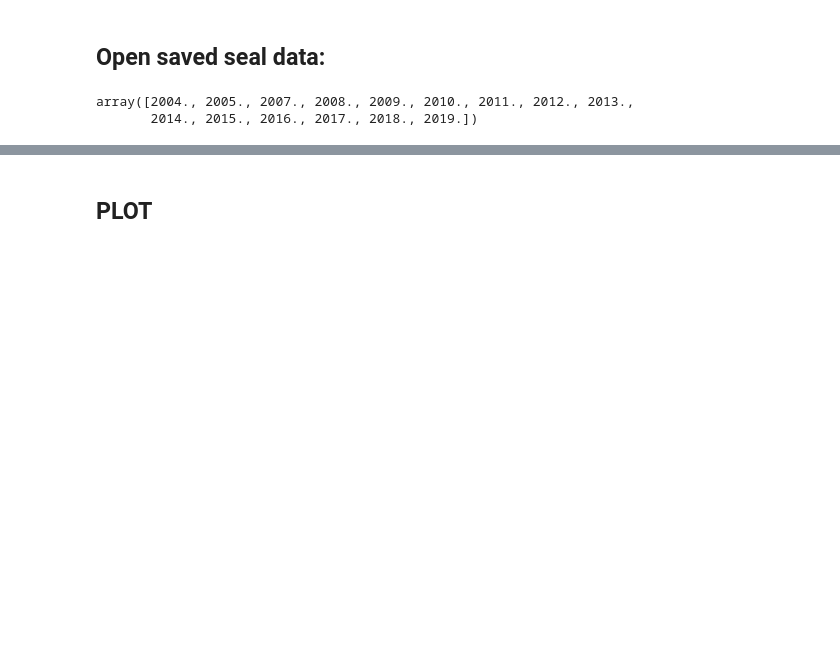
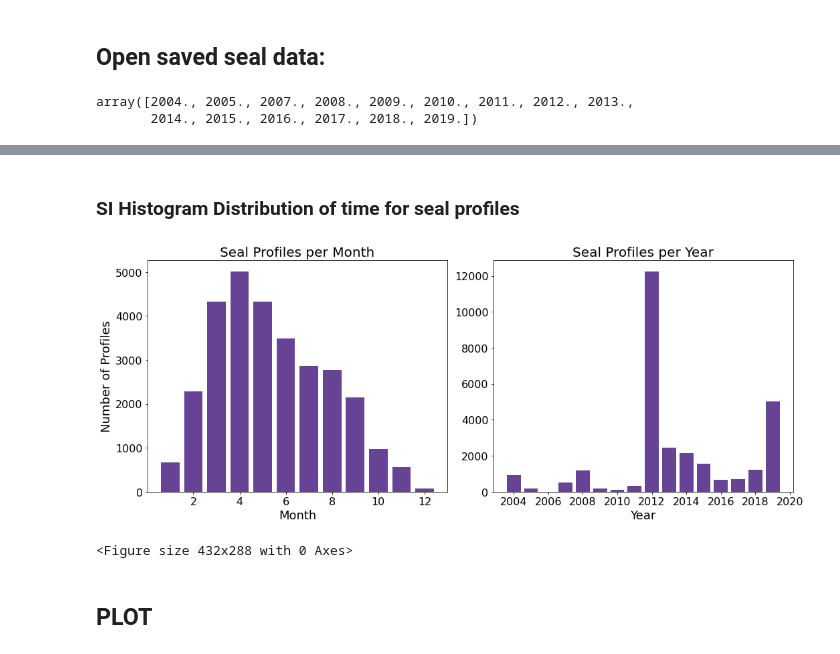
Before and after one commit to ribeiron/ScriptsChapter3, a Jupyter notebook: Fig2a-b.ipynb, the cells around one changed output, grey strips where cells are left out. Saved outputs shown, nothing was run; the diff lists cells and outputs as text; code cells hidden in the pictures; blank space fills up the shorter version.

Commit message:
added a histogram SI Fig

```diff
--- a/Fig2a-b.ipynb
+++ b/Fig2a-b.ipynb
@@ -381,3 +434,49 @@ array([2004., 2005., 2007., 2008., 2009., 2010., 2011., 2012., 2013.,
+# %% [markdown]
+### SI Histogram Distribution of time for seal profiles
+# %%
+import matplotlib.pyplot as plt
+import cmocean.cm as cm
+
+# Data
+months = list(range(1, 13))
+profiles_per_month = [674, 2283, 4324, 5015, 4328, 3482, 2860, 2772, 2148, 969, 563, 78]
+
+years = [2004, 2005, 2007, 2008, 2009, 2010, 2011, 2012, 2013, 2014, 2015, 2016, 2017, 2018, 2019]
+profiles_per_year = [937, 185, 524, 1167, 190, 122, 321, 12249, 2462, 2142, 1574, 666, 717, 1229, 5011]
+
+# Create subplots
+fig, axs = plt.subplots(1, 2, figsize=(15, 6))
+
+# Plot profiles per month
+axs[0].bar(months, profiles_per_month, color=cm.thermal(0.3))
+axs[0].set_title('Seal Profiles per Month', fontsize=20)
+axs[0].set_xlabel('Month', fontsize=18)
+axs[0].set_ylabel('Number of Profiles', fontsize=18)
+axs[0].tick_params(axis='both', which='major', labelsize=16)
+
+# Plot profiles per year
+axs[1].bar(years, profiles_per_year, color=cm.thermal(0.3))
+axs[1].set_title('Seal Profiles per Year', fontsize=20)
+axs[1].set_xlabel('Year', fontsize=18)
+axs[1].set_ylabel('Number of Profiles', fontsize=18)
+axs[1].tick_params(axis='both', which='major', labelsize=16)
+
+# Remove ylabel for subplot 2
+axs[1].set_ylabel('')
+
+# Adjust layout
+plt.tight_layout()
+
+# Show the plot
+plt.show()
+
+fig.tight_layout()
+figdir = '/g/data/v45/ns3783/ScriptsChapter3/Figures/'
+filestr = figdir+'/SI_histogram_seal_distribution.png'
+plt.savefig(filestr,dpi=600,bbox_inches='tight')
+# %% [output]
+[figure, added]
+<Figure size 432x288 with 0 Axes>
 # %% [markdown]
 ## PLOT
 # %%
```
Also changed, not shown: parts of 5 cells of this notebook, 1 other file.
